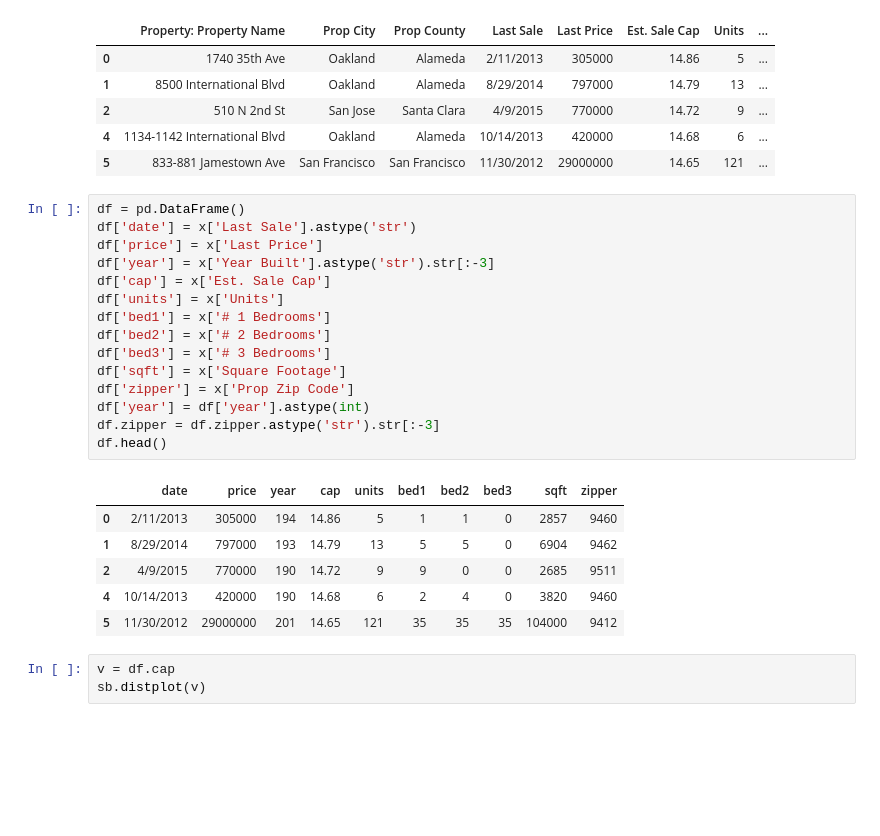
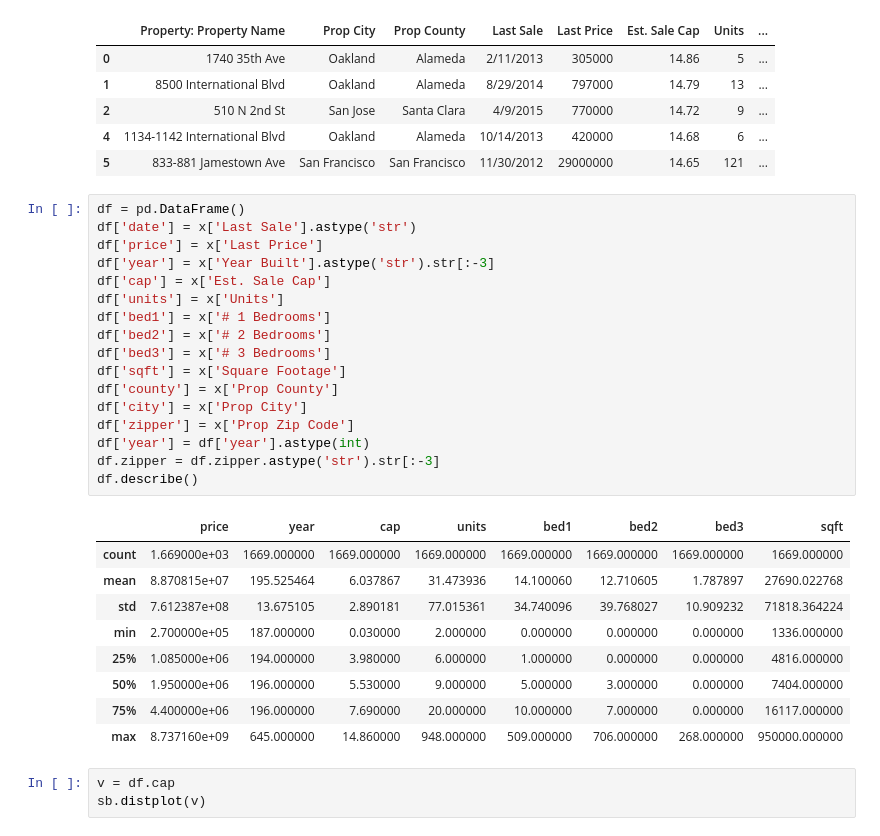
Before and after one commit to Pippeys/Property-Value, a Jupyter notebook: Jupyter/SFpropsAnalysis.ipynb, the cells around one changed output. Cells and saved outputs as stored; diff of their text form; blank space fills up the shorter version.

```diff
--- a/Jupyter/SFpropsAnalysis.ipynb
+++ b/Jupyter/SFpropsAnalysis.ipynb
@@ -87,25 +87,30 @@ x.head()
 # %%
 df = pd.DataFrame()
 df['date'] = x['Last Sale'].astype('str')
 df['price'] = x['Last Price']
 df['year'] = x['Year Built'].astype('str').str[:-3]
 df['cap'] = x['Est. Sale Cap']
 df['units'] = x['Units']
 df['bed1'] = x['# 1 Bedrooms']
 df['bed2'] = x['# 2 Bedrooms']
 df['bed3'] = x['# 3 Bedrooms']
 df['sqft'] = x['Square Footage']
+df['county'] = x['Prop County']
+df['city'] = x['Prop City']
 df['zipper'] = x['Prop Zip Code']
 df['year'] = df['year'].astype(int)
 df.zipper = df.zipper.astype('str').str[:-3]
-df.head()
+df.describe()
 # %% [output]
-|  | date | price | year | cap | units | bed1 | bed2 | bed3 | sqft | zipper |
-| 0 | 2/11/2013 | 305000 | 194 | 14.86 | 5 | 1 | 1 | 0 | 2857 | 9460 |
-| 1 | 8/29/2014 | 797000 | 193 | 14.79 | 13 | 5 | 5 | 0 | 6904 | 9462 |
-| 2 | 4/9/2015 | 770000 | 190 | 14.72 | 9 | 9 | 0 | 0 | 2685 | 9511 |
-| 4 | 10/14/2013 | 420000 | 190 | 14.68 | 6 | 2 | 4 | 0 | 3820 | 9460 |
-| 5 | 11/30/2012 | 29000000 | 201 | 14.65 | 121 | 35 | 35 | 35 | 104000 | 9412 |
+|  | price | year | cap | units | bed1 | bed2 | bed3 | sqft |
+| count | 1.669000e+03 | 1669.000000 | 1669.000000 | 1669.000000 | 1669.000000 | 1669.000000 | 1669.000000 | 1669.000000 |
+| mean | 8.870815e+07 | 195.525464 | 6.037867 | 31.473936 | 14.100060 | 12.710605 | 1.787897 | 27690.022768 |
+| std | 7.612387e+08 | 13.675105 | 2.890181 | 77.015361 | 34.740096 | 39.768027 | 10.909232 | 71818.364224 |
+| min | 2.700000e+05 | 187.000000 | 0.030000 | 2.000000 | 0.000000 | 0.000000 | 0.000000 | 1336.000000 |
+| 25% | 1.085000e+06 | 194.000000 | 3.980000 | 6.000000 | 1.000000 | 0.000000 | 0.000000 | 4816.000000 |
+| 50% | 1.950000e+06 | 196.000000 | 5.530000 | 9.000000 | 5.000000 | 3.000000 | 0.000000 | 7404.000000 |
+| 75% | 4.400000e+06 | 196.000000 | 7.690000 | 20.000000 | 10.000000 | 7.000000 | 0.000000 | 16117.000000 |
+| max | 8.737160e+09 | 645.000000 | 14.860000 | 948.000000 | 509.000000 | 706.000000 | 268.000000 | 950000.000000 |
 # %%
 v = df.cap
 sb.distplot(v)
```
Also changed, not shown: parts of 6 cells of this notebook, 44 other files.
